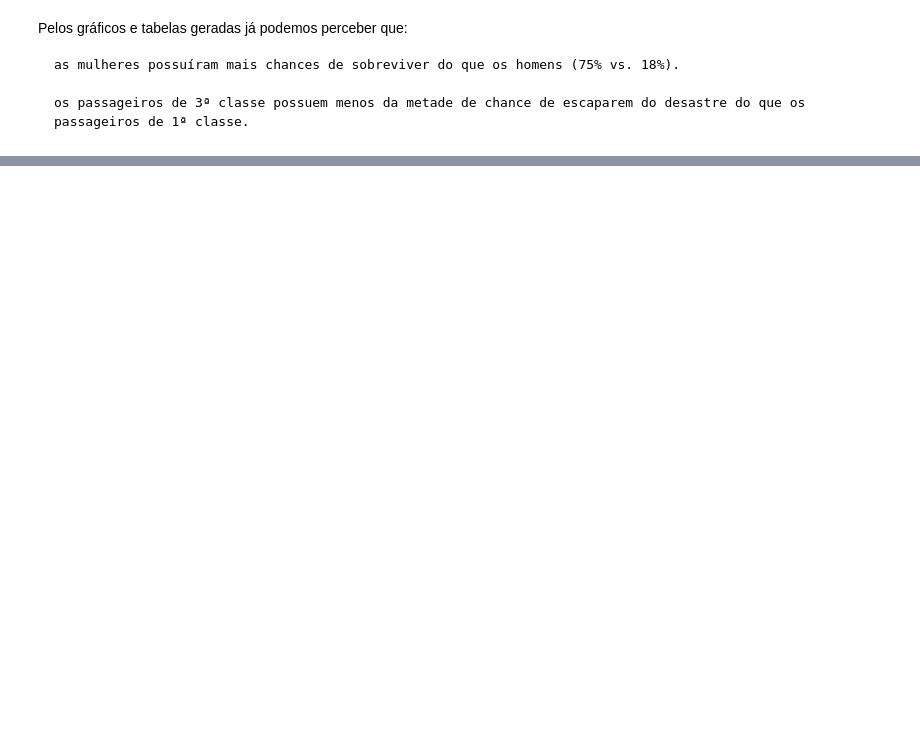
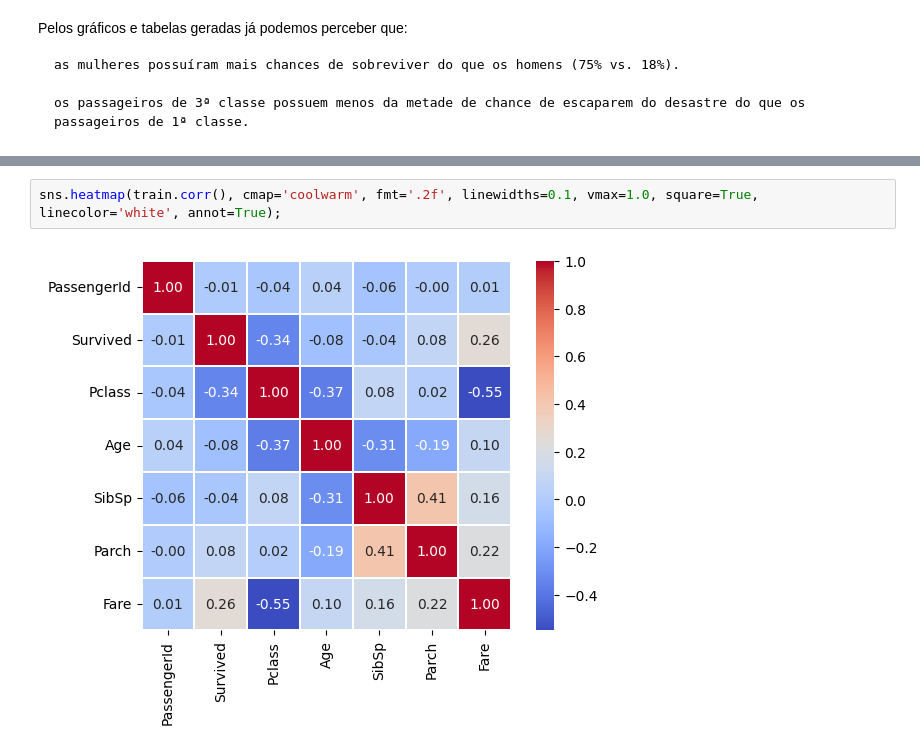
Before and after one commit to liliansom/ProjetoAnalise, a Jupyter notebook: MachineLearning.ipynb, the cells around one changed output, grey strips where cells are left out. Drawn from its saved outputs; the diff is of its cells as text; blank space fills up the shorter version.

```diff
--- a/MachineLearning.ipynb
+++ b/MachineLearning.ipynb
@@ -220,0 +252,4 @@ Pelos gráficos e tabelas geradas já podemos perceber que:
+# %%
+sns.heatmap(train.corr(), cmap='coolwarm', fmt='.2f', linewidths=0.1, vmax=1.0, square=True, linecolor='white', annot=True);
+# %% [output]
+[figure, added]
```
Also changed, not shown: parts of 5 cells of this notebook.
